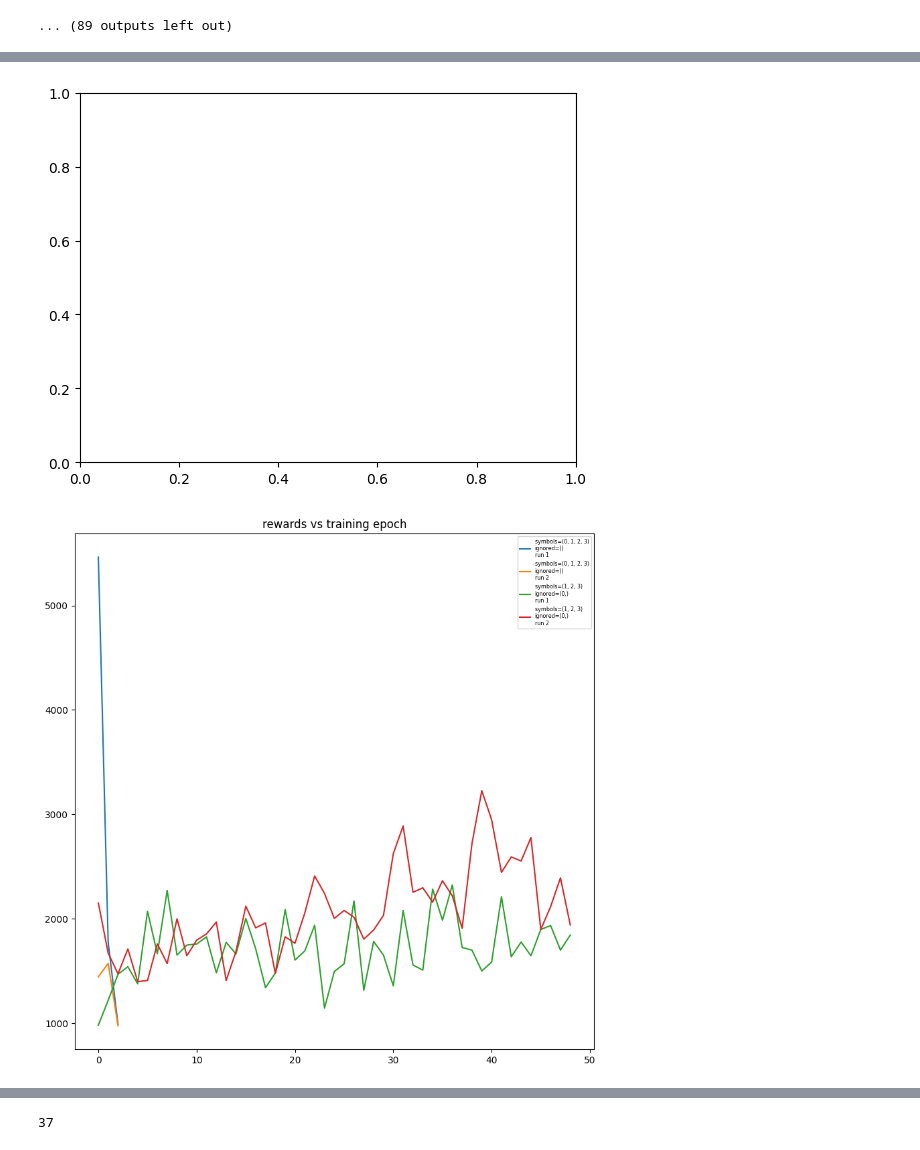
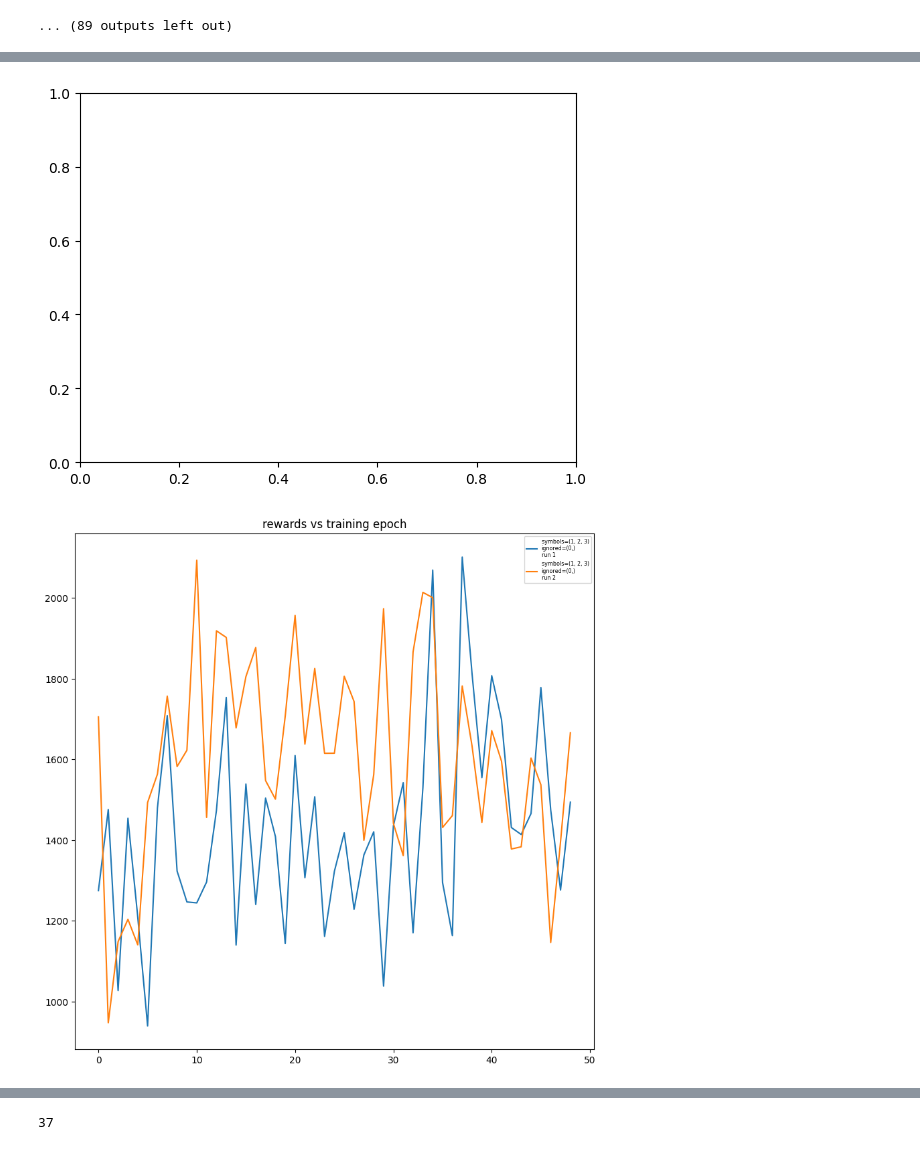
Before and after one commit to paullutkus/Latent-Representations-for-Control-Design-with-Provable-Stability-and-Safety-Guarantees, a Jupyter notebook: cartpole_lyapunov/interface2.ipynb, the cells around one changed output, grey strips where cells are left out. Drawn from its saved outputs; the diff is of its cells as text; code cells hidden in the pictures.

```diff
--- a/cartpole_lyapunov/interface2.ipynb
+++ b/cartpole_lyapunov/interface2.ipynb
@@ -139,23 +140,24 @@ saving nontrivial_3.pkl
 # %%
 #######################
 ### Load Experiment ###
 #######################
 
 #name = "test_exp"
 #name = "backwards-both_runs"
 #name = 'both_runs'
 #name = "small_pert"
 #name = "extra_small_pert"
 #name = "xxs_pert_exp"
 #name = 'm-ablation'
 #name = 'symbol-ablation-default_dataset'
 #name = 'symbol-ablation-default_dataset_2'
 #name = 'nontrivial_2'
 #name = 'fwd_penalty_exp'
 #name = 'fwd_penalty_exp_2'
-name = 'nontrivial_3'
+#name = 'nontrivial_3'
+name = 'BASELINE'
 exp = load_experiment(name)
 plot_experiment_new(exp)
 # %% [output]
 [figure]
-[figure, old version]
+[figure, new version]
```
Also changed, not shown: parts of 7 cells of this notebook, 1 other file.
